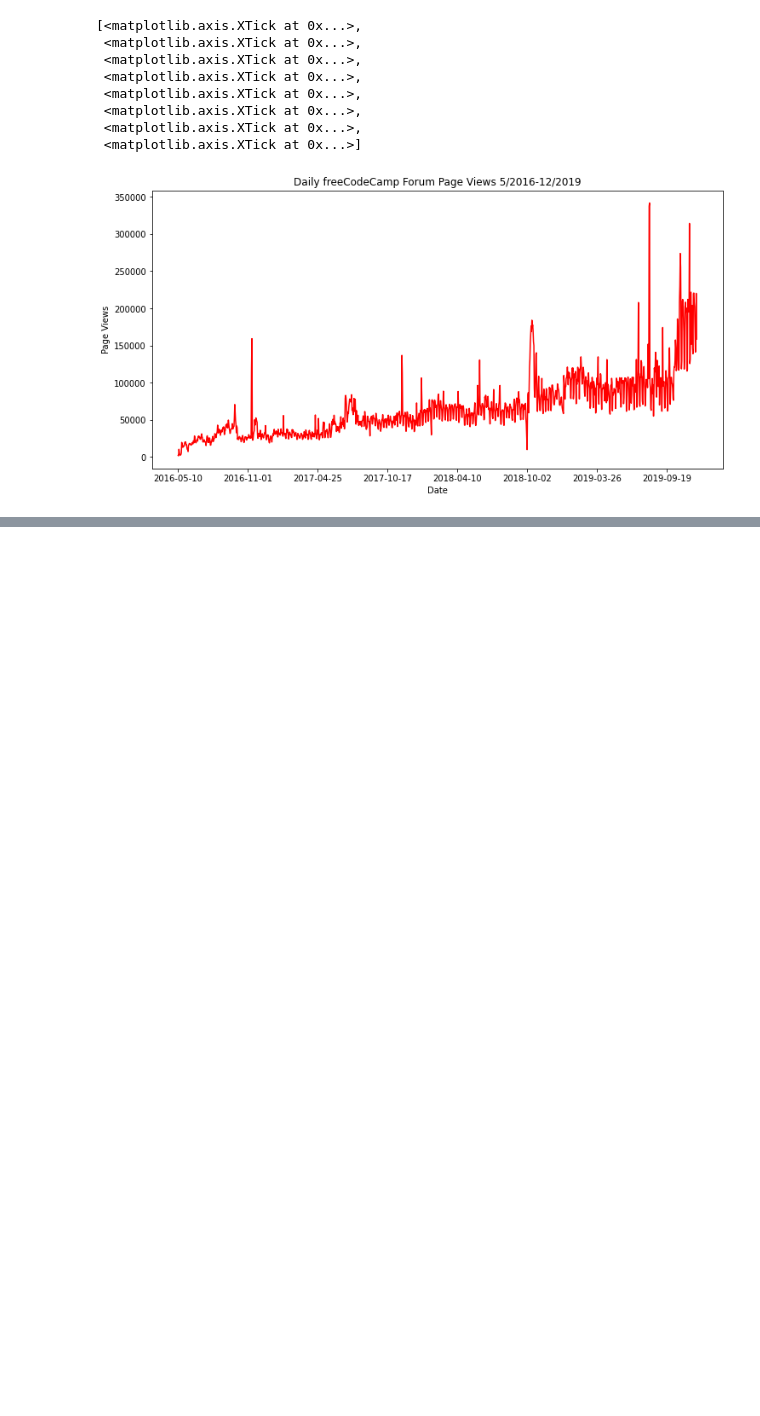
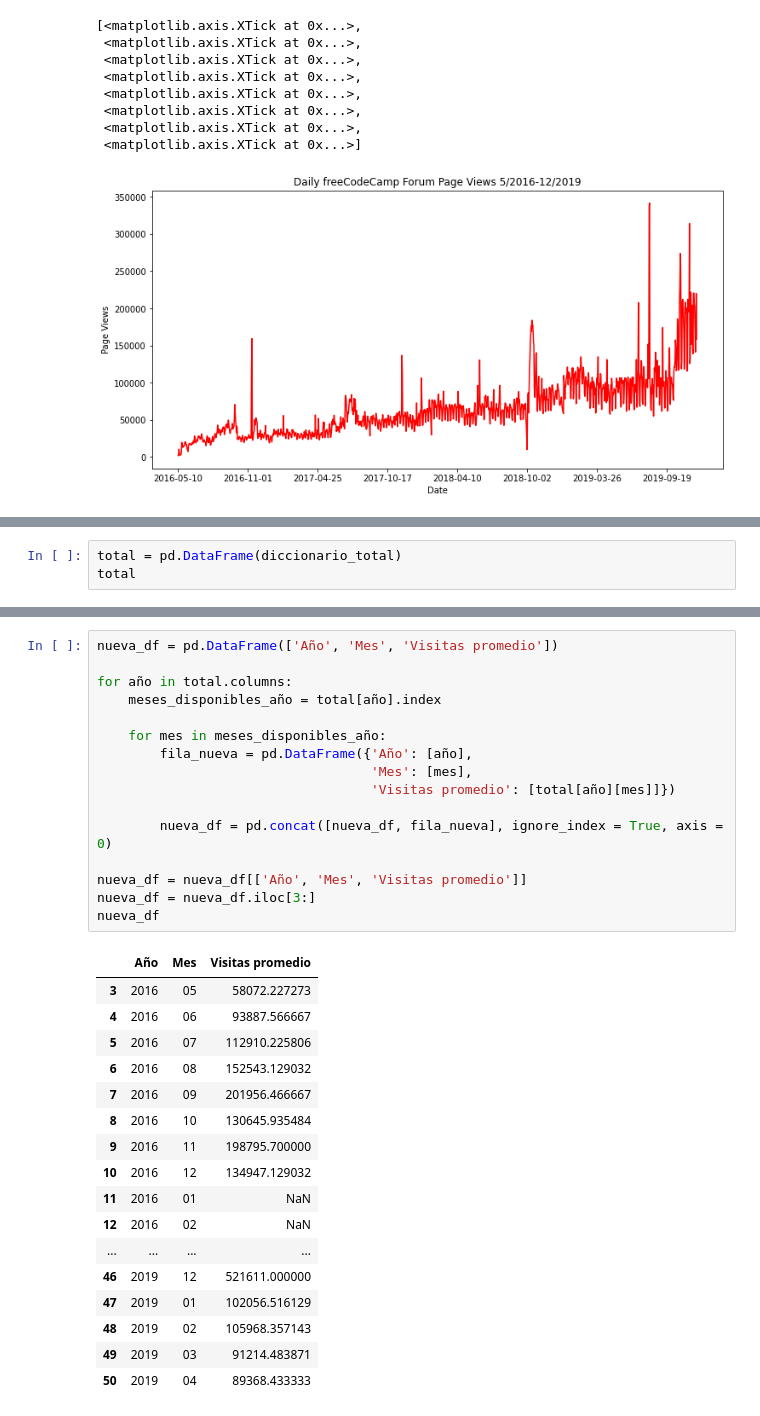
Before and after one commit to JavierRojas14/Page_View_Time_Series_Visualizer, a Jupyter notebook: time_series_visualizer.ipynb, the cells around one changed output, grey strips where cells are left out. Saved outputs shown, nothing was run; the diff lists cells and outputs as text; blank space fills up the shorter version.

```diff
--- a/time_series_visualizer.ipynb
+++ b/time_series_visualizer.ipynb
@@ -152,0 +130,3 @@ Name: 2016-06-11, dtype: int64
+# %%
+total = pd.DataFrame(diccionario_total)
+total
@@ -152,0 +147,34 @@ Name: 2016-06-11, dtype: int64
+# %%
+nueva_df = pd.DataFrame(['Año', 'Mes', 'Visitas promedio'])
+
+for año in total.columns:
+    meses_disponibles_año = total[año].index
+
+    for mes in meses_disponibles_año:
+        fila_nueva = pd.DataFrame({'Año': [año],
+                                   'Mes': [mes],
+                                   'Visitas promedio': [total[año][mes]]})
+
+        nueva_df = pd.concat([nueva_df, fila_nueva], ignore_index = True, axis = 0)
+
+nueva_df = nueva_df[['Año', 'Mes', 'Visitas promedio']]
+nueva_df = nueva_df.iloc[3:]
+nueva_df
+# %% [output]
+|  | Año | Mes | Visitas promedio |
+| 3 | 2016 | 05 | 58072.227273 |
+| 4 | 2016 | 06 | 93887.566667 |
+| 5 | 2016 | 07 | 112910.225806 |
+| 6 | 2016 | 08 | 152543.129032 |
+| 7 | 2016 | 09 | 201956.466667 |
+| 8 | 2016 | 10 | 130645.935484 |
+| 9 | 2016 | 11 | 198795.700000 |
+| 10 | 2016 | 12 | 134947.129032 |
+| 11 | 2016 | 01 | NaN |
+| 12 | 2016 | 02 | NaN |
+| ... | ... | ... | ... |
+| 46 | 2019 | 12 | 521611.000000 |
+| 47 | 2019 | 01 | 102056.516129 |
+| 48 | 2019 | 02 | 105968.357143 |
+| 49 | 2019 | 03 | 91214.483871 |
+| 50 | 2019 | 04 | 89368.433333 |
```
Also changed, not shown: parts of 4 cells of this notebook.
